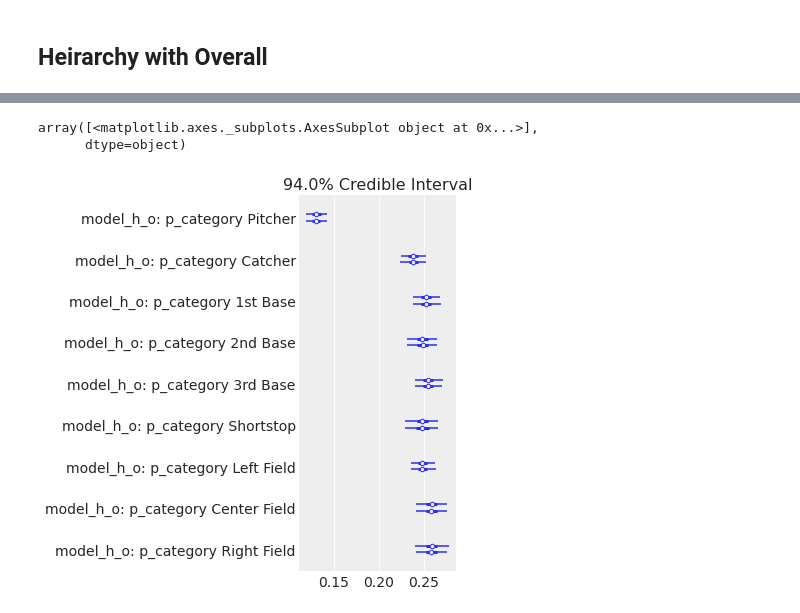
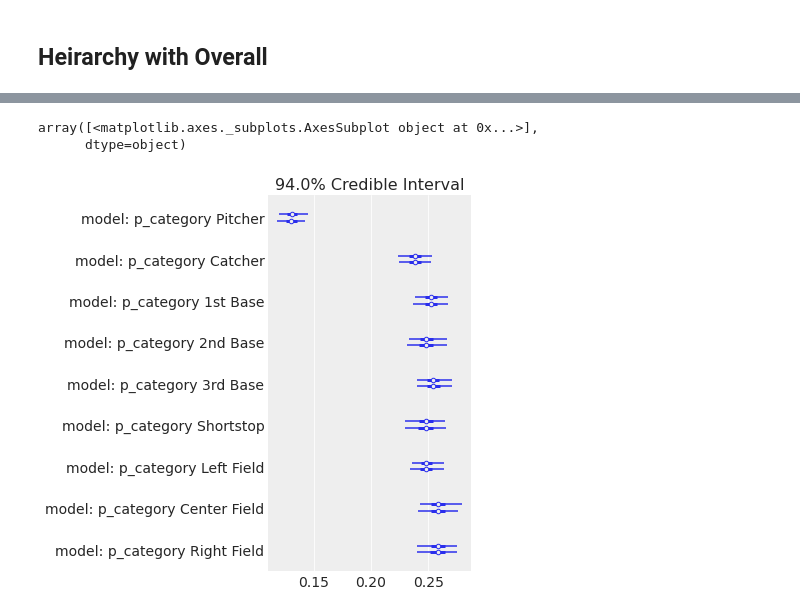
Before and after one commit to ctarrington/data-science-hw, a Jupyter notebook: dbda/ch09-heirarchical-models/heirarchical_binomial_baseball.ipynb, the cells around one changed output, grey strips where cells are left out. Cells and saved outputs as stored; diff of their text form; code cells hidden in the pictures.

```diff
--- a/dbda/ch09-heirarchical-models/heirarchical_binomial_baseball.ipynb
+++ b/dbda/ch09-heirarchical-models/heirarchical_binomial_baseball.ipynb
@@ -52,12 +52,7 @@ Resolving deltas: 100% (99/99), done.
+# %%
+explore_heirarchical_binomial = run_path(base_path+'/heirarchical_binomial.py').get('explore_heirarchical_binomial')
 # %%
 consolidated = pd.read_csv(base_path+'/BattingAverage.csv')
-consolidated.drop(columns=['Player', 'PriPos'], inplace=True)
-consolidated.rename(columns={'Hits': 'successes', 'AtBats': 'attempts', 'PlayerNumber': 'individual_id', 'PriPosNumber': 'category_id'}, inplace=True)
-
-min_category_id = np.min(consolidated['category_id'])
-min_individual_id = np.min(consolidated['individual_id'])
-
-consolidated['category_id'] = consolidated['category_id'] - min_category_id
-consolidated['individual_id'] = consolidated['individual_id'] - min_individual_id
+consolidated.rename(columns={'Hits': 'successes', 'AtBats': 'attempts', 'PlayerNumber': 'individual_id', 'PriPosNumber': 'category_id', 'PriPos': 'category', 'Player': 'individual'}, inplace=True)
 consolidated.head()
 # %% [output]
@@ -225,0 +67,2 @@ data_h_o = az.from_pymc3(
+# %%
+(model, trace, az_data) = explore_heirarchical_binomial(consolidated)
@@ -226,9 +96,7 @@ data_h_o = az.from_pymc3(
 # %%
-az.plot_forest(data_h_o,
-               model_names=['model_h_o'],
-               var_names='p_category')
+az.plot_forest(az_data, model_names=['model'], var_names='p_category')
 # %% [output]
 array([<matplotlib.axes._subplots.AxesSubplot object at 0x...>],
       dtype=object)
-[figure, old version]
+[figure, new version]
 # %%
```
Also changed, not shown: parts of 15 cells of this notebook.
